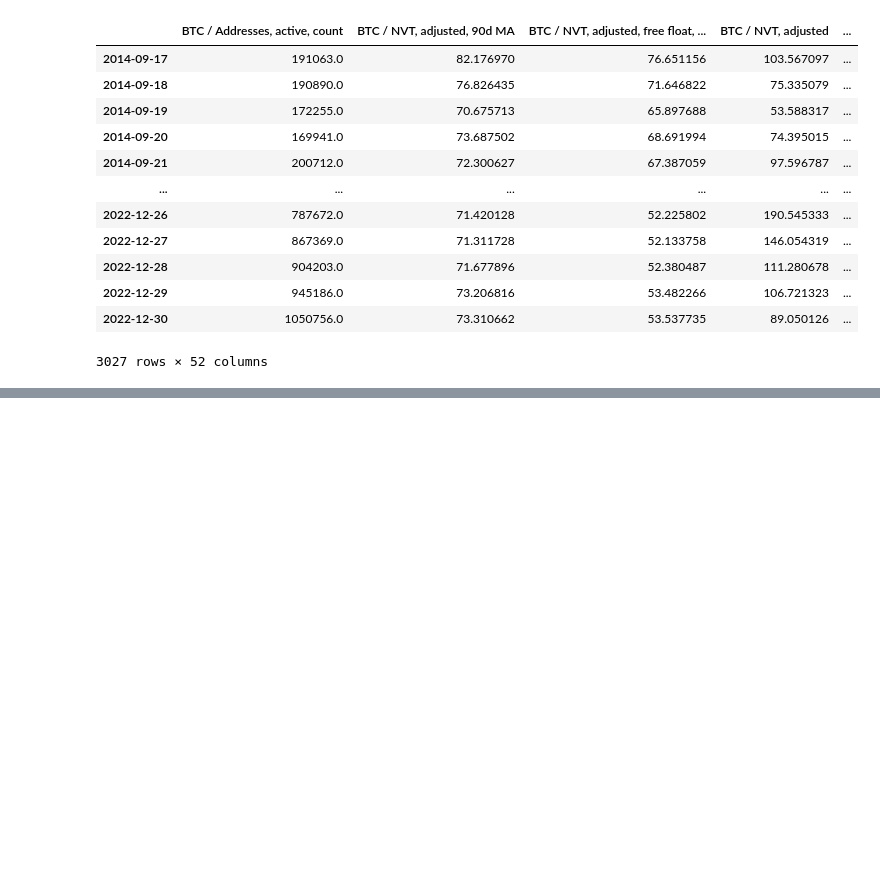
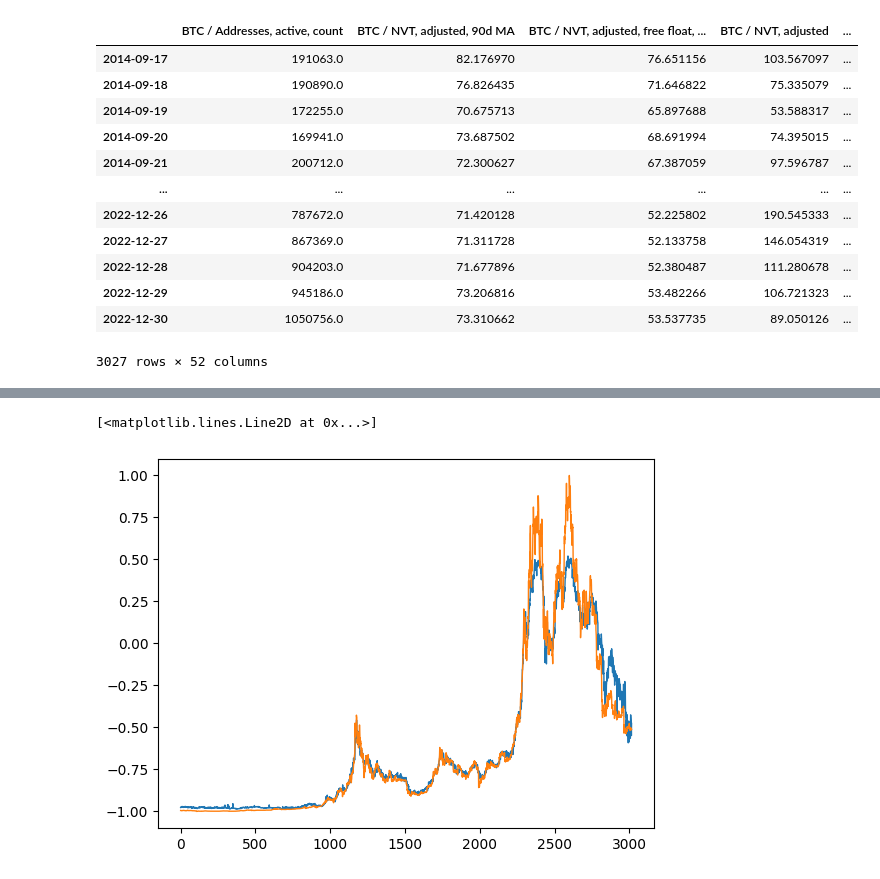
Before and after one commit to Tomas-Barhon/Noise-reduction-and-feature-extraction-with-principal-component-analysis, a Jupyter notebook: Code/playground.ipynb, the cells around one changed output, grey strips where cells are left out. Saved outputs shown, nothing was run; the diff lists cells and outputs as text; code cells hidden in the pictures; blank space fills up the shorter version.

Commit message:
Snapshot save before running tests

```diff
--- a/Code/playground.ipynb
+++ b/Code/playground.ipynb
@@ -124,4 +121,0 @@ def create_lstm_input(data, target, lag_order):
-# %%
-scaler = sklearn.preprocessing.RobustScaler()
-data.iloc[:,:-1] = scaler.fit_transform(data.iloc[:,:-1])
-x,y = create_lstm_input(data.iloc[:,:-1], data.iloc[:,-1], 3)
@@ -144,0 +122,15 @@ x = model.predict(x)
+# %%
+from scikeras.wrappers import KerasRegressor
+pipe = KerasRegressor(build_fn = Pipeline.assembly_lstm,
+            verbose=1, random_state = 42, shuffle = True, batch_size = 1,epochs=50, input_shape=(1, 52),
+                    units = 150)
+tb_callback = tf.keras.callbacks.TensorBoard(histogram_freq=1)
+x,y = Pipeline.create_lstm_input(data.copy(), data.copy().iloc[:,-1], 1)
+train_data, test_data, train_target, test_target = Pipeline.split_train_test([x,y], pandas = False)
+scaler = sklearn.preprocessing.RobustScaler(unit_variance=True)
+minimax = sklearn.preprocessing.MinMaxScaler((0,1))
+train_target = np.squeeze(minimax.fit_transform(train_target.reshape(-1, 1)))
+test_target = np.squeeze(minimax.transform(test_target.reshape(-1, 1)))
+train_data = scaler.fit_transform(train_data.reshape((-1,52))).reshape(-1,1,52)
+test_data = scaler.transform(test_data.reshape((-1,52))).reshape(-1,1,52)
+model = pipe.fit(train_data, train_target,callbacks = [tb_callback])
@@ -151,0 +149,4 @@ plt.plot(y)
+# %%
+plt.plot(np.concatenate([pipe.predict(train_data),pipe.predict(test_data)]),linewidth=1)
+plt.plot(np.concatenate([train_target,test_target]),linewidth=1)
+# %% [output]
@@ -152,2 +154,4 @@ plt.plot(y)
+[<matplotlib.lines.Line2D at 0x...>]
+[figure, added]
 # %%
 data.columns
```
Also changed, not shown: parts of 31 cells of this notebook, 4 other files.
